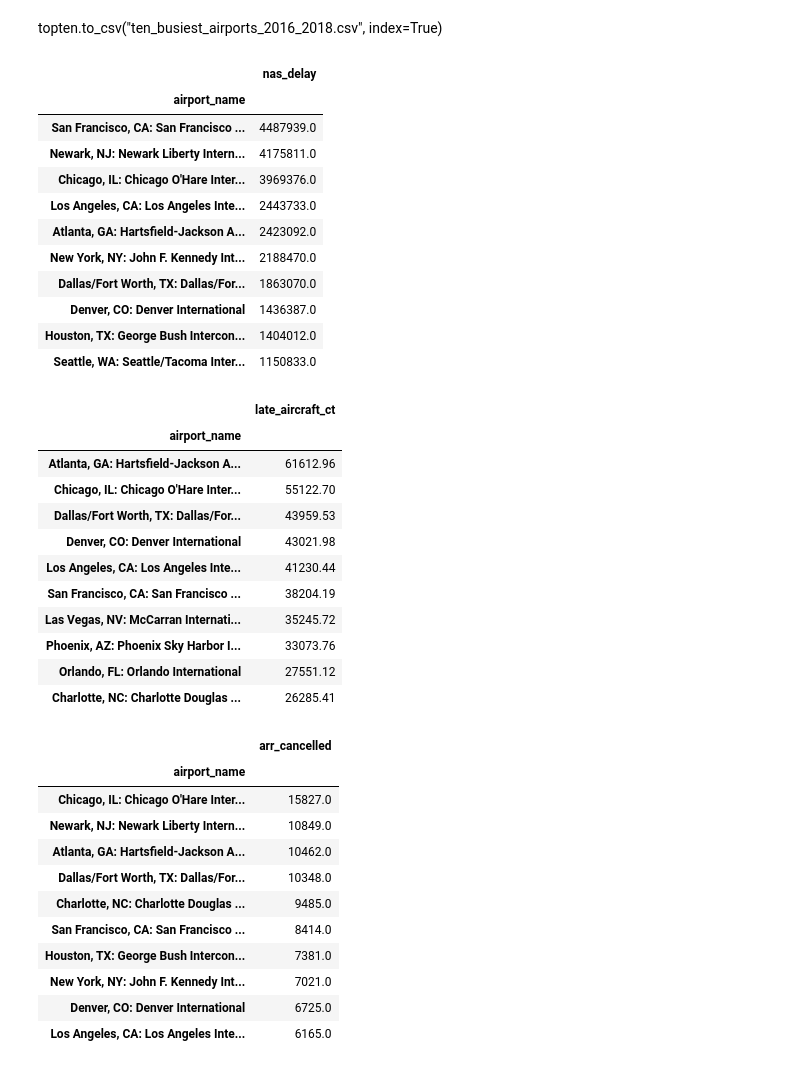
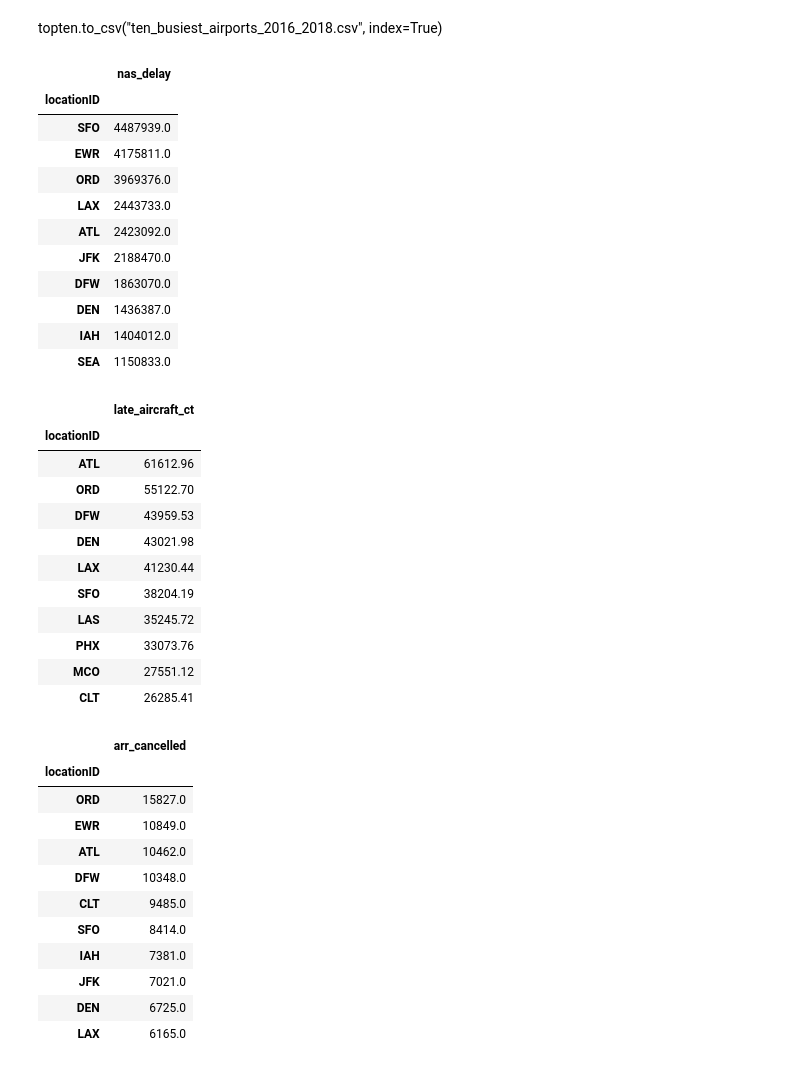
Before and after one commit to flopezjr/project2_Airport_statistics_and_delay_causes, a Jupyter notebook: db/topdelays.ipynb, the cells around one changed output. Cells and saved outputs as stored; diff of their text form; code cells hidden in the pictures.

```diff
--- a/db/topdelays.ipynb
+++ b/db/topdelays.ipynb
@@ -34,60 +34,60 @@ toptencarrierct.to_csv("top_ten_carrier_ct_2016_2018.csv", index=True)
 # %% [markdown]
 topten.to_csv("ten_busiest_airports_2016_2018.csv", index=True)
 # %%
-original = df1.groupby(df1["airport_name"])["nas_delay"]
+original = df1.groupby(df1["locationID"])["nas_delay"]
 toptennasdelay =  pd.DataFrame(original.sum().sort_values(ascending=False).head(10))
 toptennasdelay
 # %% [output]
 |  | nas_delay |
-| airport_name |  |
-| San Francisco, CA: San Francisco ... | 4487939.0 |
-| Newark, NJ: Newark Liberty Intern... | 4175811.0 |
-| Chicago, IL: Chicago O'Hare Inter... | 3969376.0 |
-| Los Angeles, CA: Los Angeles Inte... | 2443733.0 |
-| Atlanta, GA: Hartsfield-Jackson A... | 2423092.0 |
-| New York, NY: John F. Kennedy Int... | 2188470.0 |
-| Dallas/Fort Worth, TX: Dallas/For... | 1863070.0 |
-| Denver, CO: Denver International | 1436387.0 |
-| Houston, TX: George Bush Intercon... | 1404012.0 |
-| Seattle, WA: Seattle/Tacoma Inter... | 1150833.0 |
+| locationID |  |
+| SFO | 4487939.0 |
+| EWR | 4175811.0 |
+| ORD | 3969376.0 |
+| LAX | 2443733.0 |
+| ATL | 2423092.0 |
+| JFK | 2188470.0 |
+| DFW | 1863070.0 |
+| DEN | 1436387.0 |
+| IAH | 1404012.0 |
+| SEA | 1150833.0 |
 # %%
 toptennasdelay.to_csv("top_ten_nas_delay_2016_2018.csv", index=True)
 # %%
-original = df1.groupby(df1["airport_name"])["late_aircraft_ct"]
+original = df1.groupby(df1["locationID"])["late_aircraft_ct"]
 toptenlateair =  pd.DataFrame(original.sum().sort_values(ascending=False).head(10))
 toptenlateair
 # %% [output]
 |  | late_aircraft_ct |
-| airport_name |  |
-| Atlanta, GA: Hartsfield-Jackson A... | 61612.96 |
-| Chicago, IL: Chicago O'Hare Inter... | 55122.70 |
-| Dallas/Fort Worth, TX: Dallas/For... | 43959.53 |
-| Denver, CO: Denver International | 43021.98 |
-| Los Angeles, CA: Los Angeles Inte... | 41230.44 |
-| San Francisco, CA: San Francisco ... | 38204.19 |
-| Las Vegas, NV: McCarran Internati... | 35245.72 |
-| Phoenix, AZ: Phoenix Sky Harbor I... | 33073.76 |
-| Orlando, FL: Orlando International | 27551.12 |
-| Charlotte, NC: Charlotte Douglas ... | 26285.41 |
+| locationID |  |
+| ATL | 61612.96 |
+| ORD | 55122.70 |
+| DFW | 43959.53 |
+| DEN | 43021.98 |
+| LAX | 41230.44 |
+| SFO | 38204.19 |
+| LAS | 35245.72 |
+| PHX | 33073.76 |
+| MCO | 27551.12 |
+| CLT | 26285.41 |
 # %%
 toptenlateair.to_csv("top_ten_late_air_2016_2018.csv", index=True)
 # %%
-original = df1.groupby(df1["airport_name"])["arr_cancelled"]
+original = df1.groupby(df1["locationID"])["arr_cancelled"]
 toptencancelled =  pd.DataFrame(original.sum().sort_values(ascending=False).head(10))
 toptencancelled
 # %% [output]
 |  | arr_cancelled |
-| airport_name |  |
-| Chicago, IL: Chicago O'Hare Inter... | 15827.0 |
-| Newark, NJ: Newark Liberty Intern... | 10849.0 |
-| Atlanta, GA: Hartsfield-Jackson A... | 10462.0 |
-| Dallas/Fort Worth, TX: Dallas/For... | 10348.0 |
-| Charlotte, NC: Charlotte Douglas ... | 9485.0 |
-| San Francisco, CA: San Francisco ... | 8414.0 |
-| Houston, TX: George Bush Intercon... | 7381.0 |
-| New York, NY: John F. Kennedy Int... | 7021.0 |
-| Denver, CO: Denver International | 6725.0 |
-| Los Angeles, CA: Los Angeles Inte... | 6165.0 |
+| locationID |  |
+| ORD | 15827.0 |
+| EWR | 10849.0 |
+| ATL | 10462.0 |
+| DFW | 10348.0 |
+| CLT | 9485.0 |
+| SFO | 8414.0 |
+| IAH | 7381.0 |
+| JFK | 7021.0 |
+| DEN | 6725.0 |
+| LAX | 6165.0 |
 # %%
 toptencancelled.to_csv("top_ten_cancelled_2016_2018.csv", index=True)
 # %%
```
Also changed, not shown: parts of 6 cells of this notebook, 7 other files.
